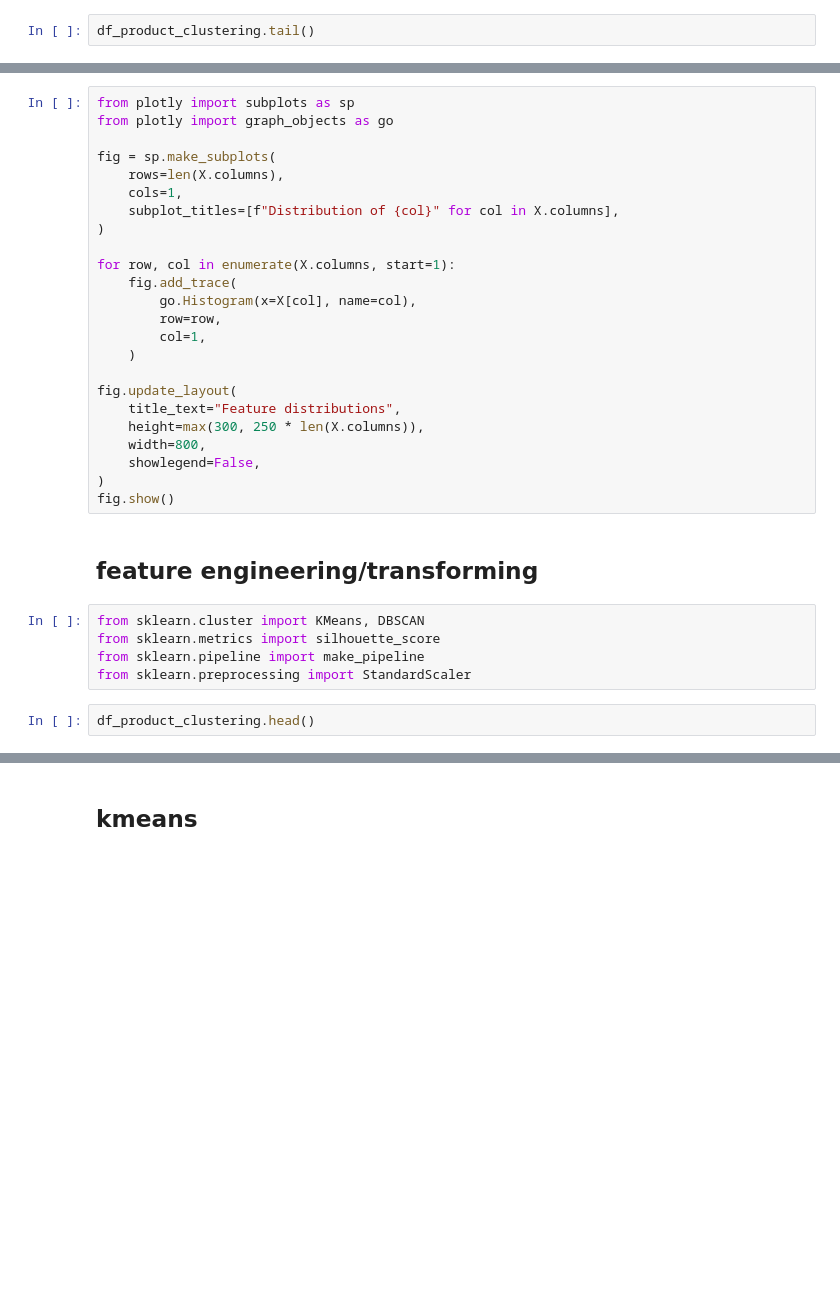
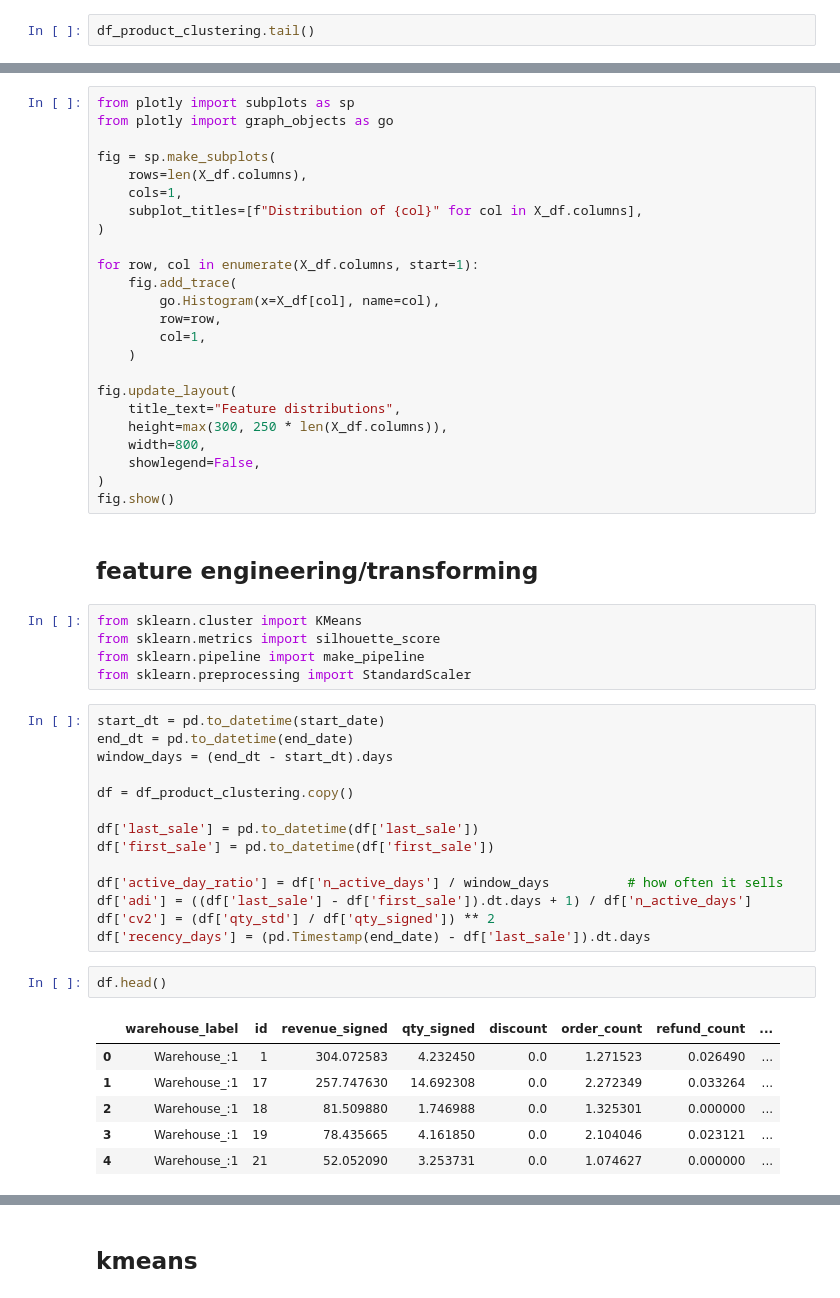
Before and after one commit to aarohnk-nepa/ml_service, a Jupyter notebook: app/notebooks/kpi_forecast/eda.ipynb, the cells around one changed output, grey strips where cells are left out. Saved outputs shown, nothing was run; the diff lists cells and outputs as text; blank space fills up the shorter version.

```diff
--- a/app/notebooks/kpi_forecast/eda.ipynb
+++ b/app/notebooks/kpi_forecast/eda.ipynb
@@ -424,21 +482,21 @@ from plotly import subplots as sp
 from plotly import graph_objects as go
 
 fig = sp.make_subplots(
-    rows=len(X.columns),
+    rows=len(X_df.columns),
     cols=1,
-    subplot_titles=[f"Distribution of {col}" for col in X.columns],
+    subplot_titles=[f"Distribution of {col}" for col in X_df.columns],
 )
 
-for row, col in enumerate(X.columns, start=1):
+for row, col in enumerate(X_df.columns, start=1):
     fig.add_trace(
-        go.Histogram(x=X[col], name=col),
+        go.Histogram(x=X_df[col], name=col),
         row=row,
         col=1,
     )
 
 fig.update_layout(
     title_text="Feature distributions",
-    height=max(300, 250 * len(X.columns)),
+    height=max(300, 250 * len(X_df.columns)),
     width=800,
     showlegend=False,
 )
@@ -446,9 +504,30 @@ fig.show()
 # %% [markdown]
 ## feature engineering/transforming
 # %%
-from sklearn.cluster import KMeans, DBSCAN
+from sklearn.cluster import KMeans
 from sklearn.metrics import silhouette_score
 from sklearn.pipeline import make_pipeline
 from sklearn.preprocessing import StandardScaler
-# %%
-df_product_clustering.head()
+# %%
+start_dt = pd.to_datetime(start_date)
+end_dt = pd.to_datetime(end_date)
+window_days = (end_dt - start_dt).days
+
+df = df_product_clustering.copy()
+
+df['last_sale'] = pd.to_datetime(df['last_sale'])
+df['first_sale'] = pd.to_datetime(df['first_sale'])
+
+df['active_day_ratio'] = df['n_active_days'] / window_days          # how often it sells
+df['adi'] = ((df['last_sale'] - df['first_sale']).dt.days + 1) / df['n_active_days']
+df['cv2'] = (df['qty_std'] / df['qty_signed']) ** 2
+df['recency_days'] = (pd.Timestamp(end_date) - df['last_sale']).dt.days
+# %%
+df.head()
+# %% [output]
+|  | warehouse_label | id | revenue_signed | qty_signed | discount | order_count | refund_count | ... |
+| 0 | Warehouse_:1 | 1 | 304.072583 | 4.232450 | 0.0 | 1.271523 | 0.026490 | ... |
+| 1 | Warehouse_:1 | 17 | 257.747630 | 14.692308 | 0.0 | 2.272349 | 0.033264 | ... |
+| 2 | Warehouse_:1 | 18 | 81.509880 | 1.746988 | 0.0 | 1.325301 | 0.000000 | ... |
+| 3 | Warehouse_:1 | 19 | 78.435665 | 4.161850 | 0.0 | 2.104046 | 0.023121 | ... |
+| 4 | Warehouse_:1 | 21 | 52.052090 | 3.253731 | 0.0 | 1.074627 | 0.000000 | ... |
```
Also changed, not shown: parts of 28 cells of this notebook, 10 other files.
